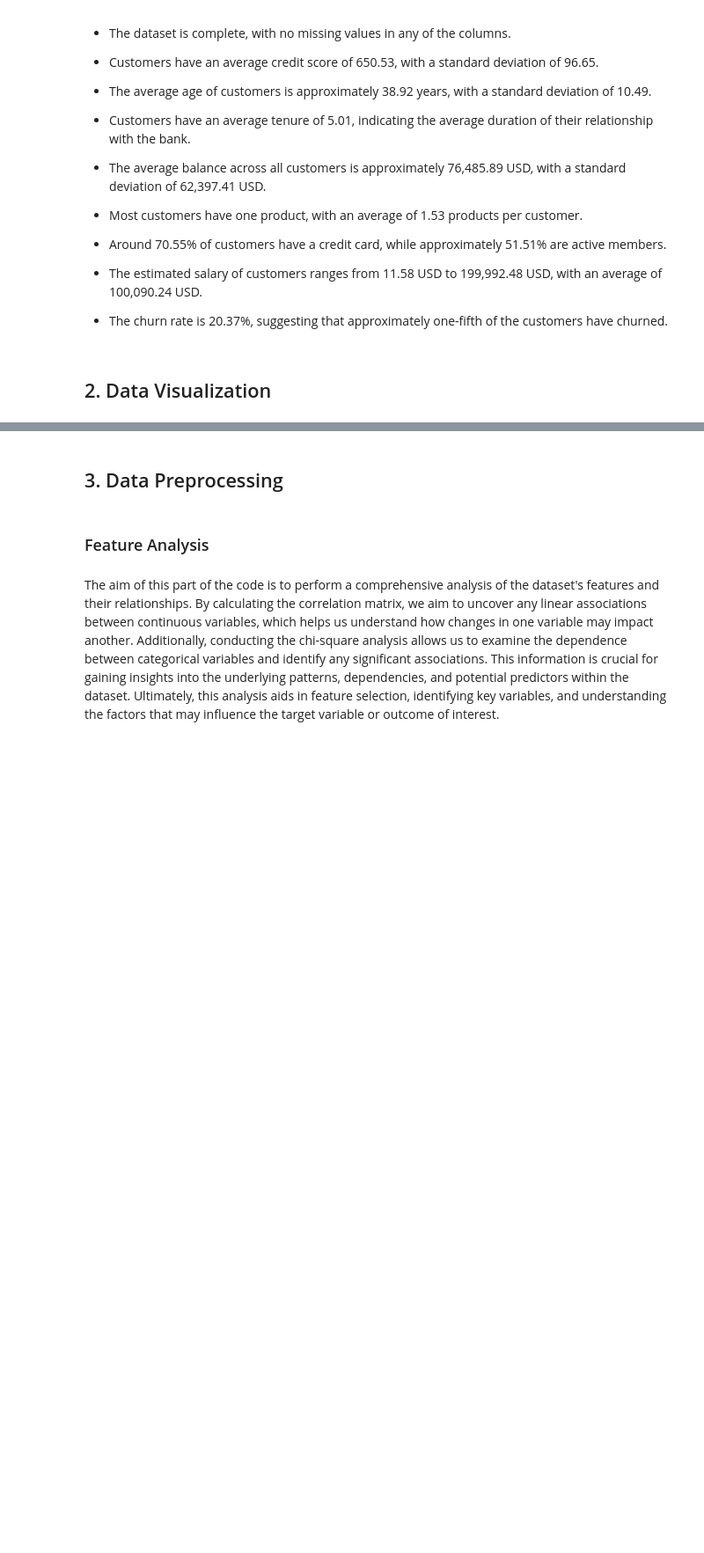
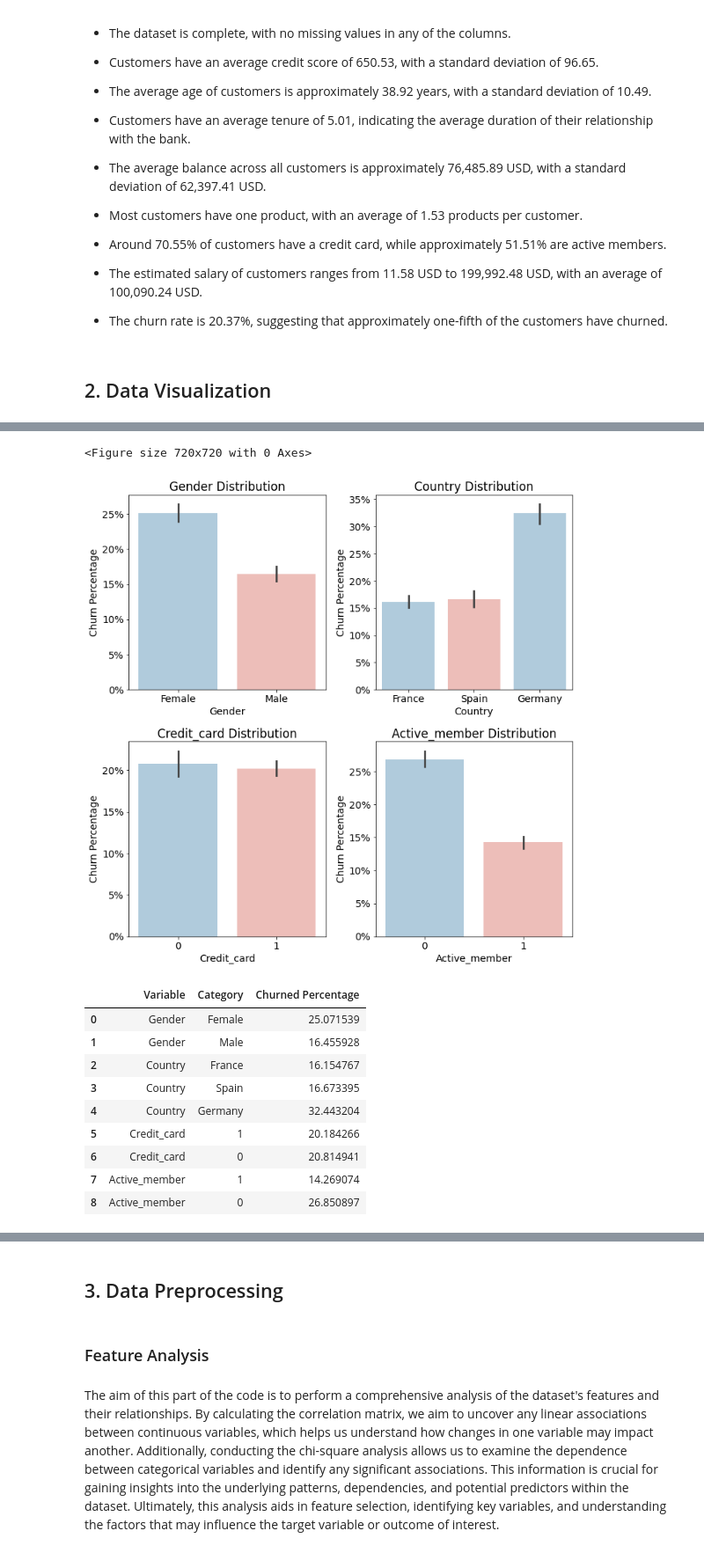
Before and after one commit to noellymadeleine/CustomerChurnPred, a Jupyter notebook: CustomerChurnPred.ipynb, the cells around one changed output, grey strips where cells are left out. Shown at 88% size. Saved outputs shown, nothing was run; the diff lists cells and outputs as text; code cells hidden in the pictures; blank space fills up the shorter version.

```diff
--- a/CustomerChurnPred.ipynb
+++ b/CustomerChurnPred.ipynb
@@ -221,0 +206,64 @@ plt.show()
+# %%
+# Set a pastel color palette
+colors = ['#A9CCE3', '#F5B7B1']
+plt.figure(figsize=(10, 10))  # Set the figure size as desired
+plt.rcParams.update({'font.size': 14})  # Set the desired fontsize
+
+# Create subplots for each variable
+fig, axes = plt.subplots(nrows=2, ncols=2, figsize=(10, 10))
+
+# Define the categorical variables
+categorical_vars = ['gender', 'country', 'credit_card', 'active_member']
+
+# Iterate over the categorical variables
+for i, var in enumerate(categorical_vars):
+    row = i // 2
+    col = i % 2
+
+    # Calculate the churn percentage for each category
+    category_percentage = df.groupby(var)['churn'].mean() * 100
+
+    # Plot the variable distribution
+    ax = sns.barplot(data=df, x=var, y='churn', palette=colors, ax=axes[row, col])
+    ax.set_title(f'{var.capitalize()} Distribution')
+    ax.set_xlabel(var.capitalize())
+    ax.set_ylabel('Churn Percentage')
+
+    # Convert y-axis labels to percentages
+    ax.set_yticklabels(['{:.0f}%'.format(y * 100) for y in ax.get_yticks()])
+
+# Adjust spacing between subplots
+plt.tight_layout()
+plt.savefig('graphs/dist_categorical_variables.png', dpi=300)
+
+# Display the plots
+plt.show()
+
+# Create a table for the percentage distribution
+percentage_table = pd.DataFrame(columns=['Variable', 'Category', 'Churned Percentage'])
+
+# Iterate over the categorical variables
+for var in categorical_vars:
+    categories = df[var].unique()
+    for category in categories:
+        churned_percentage = df[df[var] == category]['churn'].mean() * 100
+        percentage_table = percentage_table.append({'Variable': var.capitalize(),
+                                                    'Category': category,
+                                                    'Churned Percentage': churned_percentage},
+                                                   ignore_index=True)
+
+# Display the percentage table
+percentage_table
+# %% [output]
+<Figure size 720x720 with 0 Axes>
+[figure, added]
+|  | Variable | Category | Churned Percentage |
+| 0 | Gender | Female | 25.071539 |
+| 1 | Gender | Male | 16.455928 |
+| 2 | Country | France | 16.154767 |
+| 3 | Country | Spain | 16.673395 |
+| 4 | Country | Germany | 32.443204 |
+| 5 | Credit_card | 1 | 20.184266 |
+| 6 | Credit_card | 0 | 20.814941 |
+| 7 | Active_member | 1 | 14.269074 |
+| 8 | Active_member | 0 | 26.850897 |
```
Also changed, not shown: parts of 10 cells of this notebook, 6 other files.
